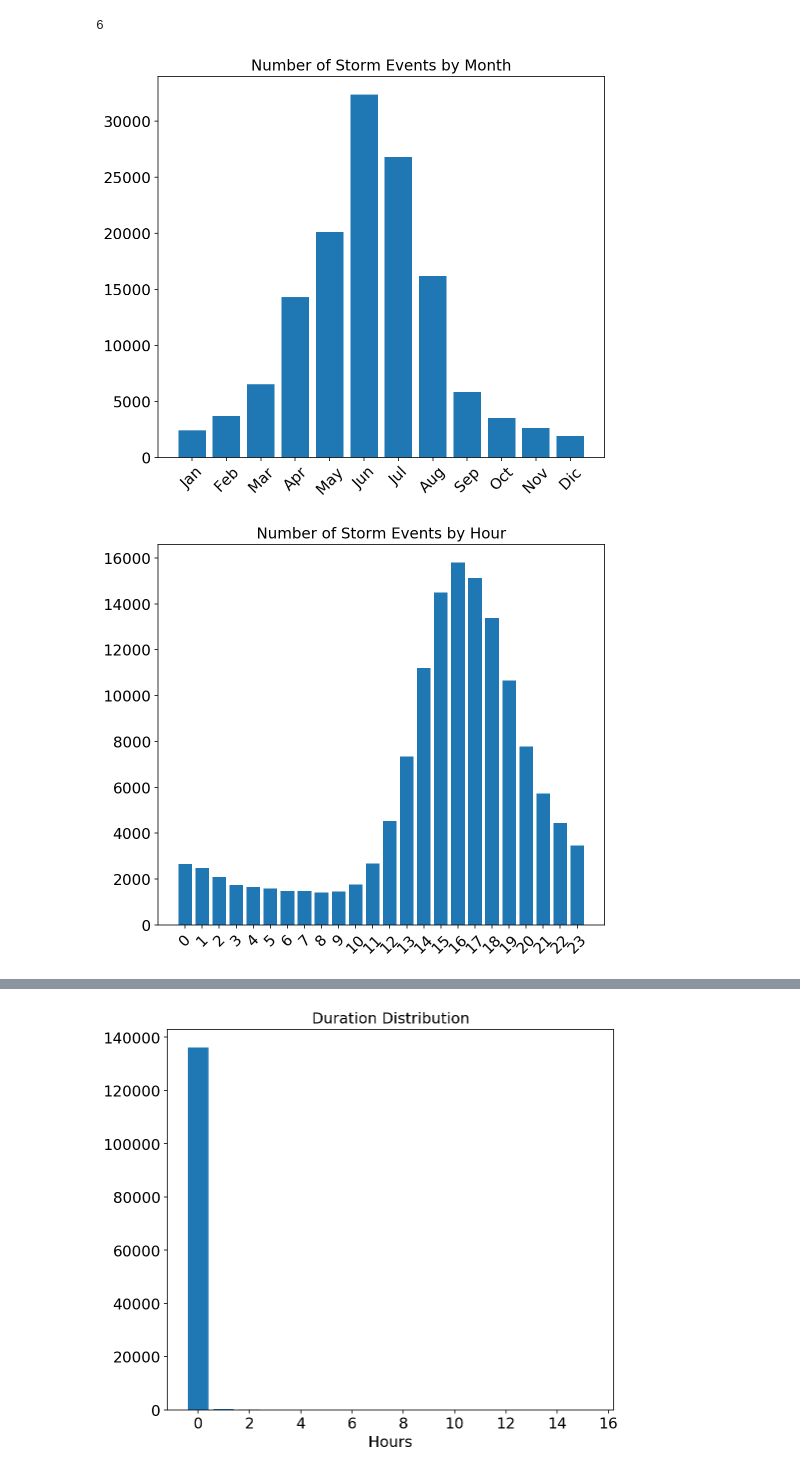
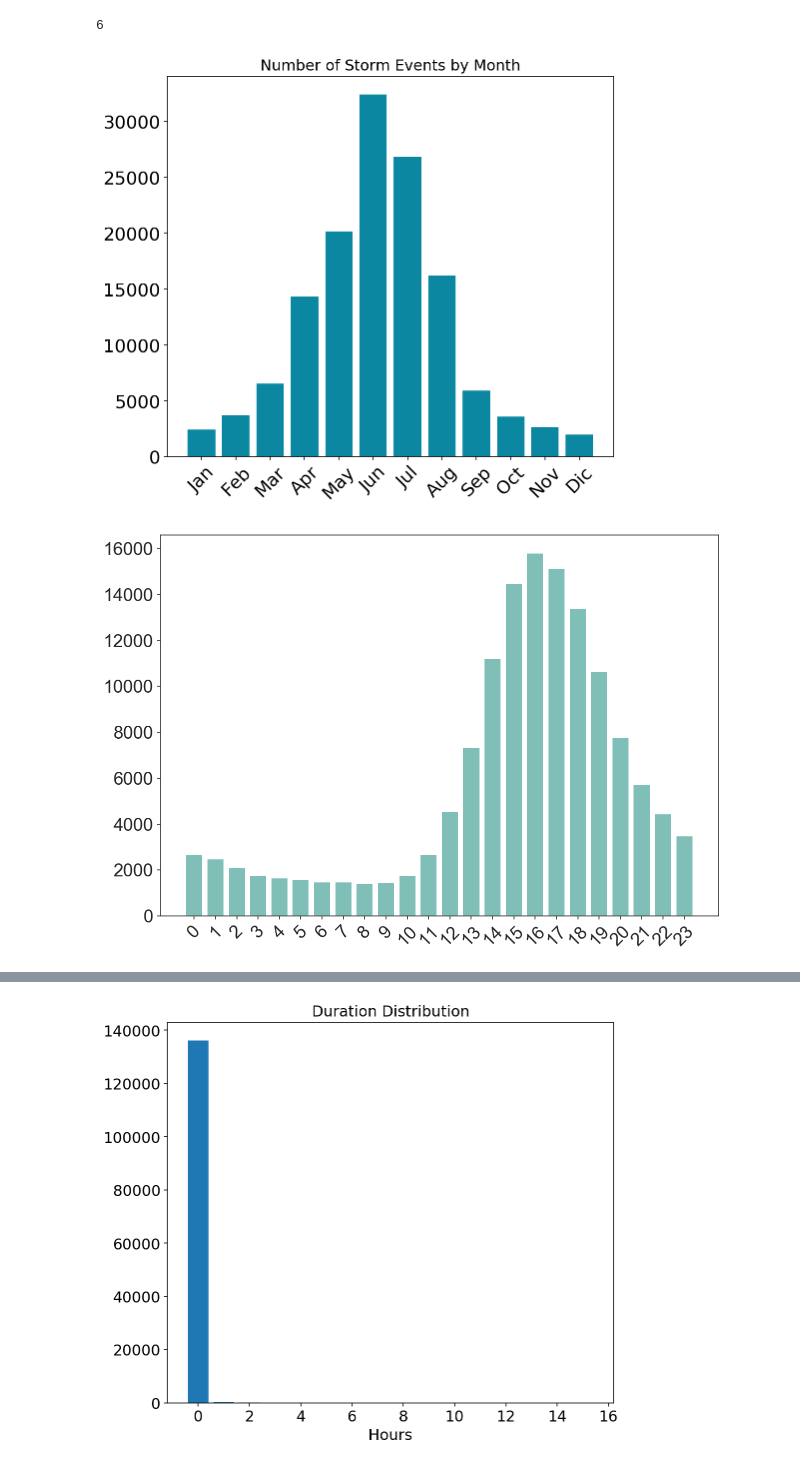
Before and after one commit to emmagrimaldi/Capstone_Predicting_Storm_Damages, a Jupyter notebook: Capstone_code.ipynb, the cells around one changed output, grey strips where cells are left out. Drawn from its saved outputs; the diff is of its cells as text; code cells hidden in the pictures.

```diff
--- a/Capstone_code.ipynb
+++ b/Capstone_code.ipynb
@@ -380,11 +386,11 @@ hail = df.loc[df['EVENT_TYPE'] == 'Hail']
 thun = df.loc[df['EVENT_TYPE'] == 'Thunderstorm Wind']
 # %%
 storms = pd.read_csv('all_storms.csv')
-places_to_drop = ['LAKE SUPERIOR','LAKE ERIE','ST LAWRENCE R','LAKE ST CLAIR','LAKE ONTARIO','ATLANTIC SOUTH','E PACIFIC',
-'ATLANTIC NORTH','GULF OF MEXICO','LAKE MICHIGAN']
-for place in places_to_drop:
-    for idx, row in storms.iterrows():
-        if row['STATE'] == place:
-            storms.drop([idx], inplace = True)
+# places_to_drop = ['LAKE SUPERIOR','LAKE ERIE','ST LAWRENCE R','LAKE ST CLAIR','LAKE ONTARIO','ATLANTIC SOUTH','E PACIFIC',
+# 'ATLANTIC NORTH','GULF OF MEXICO','LAKE MICHIGAN']
+# for place in places_to_drop:
+#     for idx, row in storms.iterrows():
+#         if row['STATE'] == place:
+#             storms.drop([idx], inplace = True)
 storms.shape
 # %% [output]
@@ -418,19 +428,20 @@ storms.loc[storms['YEAR'] == 2018,'BEGIN_MONTH'].max()
 6
 # %%
 plt.figure(figsize=(8,7))
-plt.bar(storms['BEGIN_MONTH'].value_counts().sort_index().index, storms['BEGIN_MONTH'].value_counts().sort_index().values)
+plt.bar(storms['BEGIN_MONTH'].value_counts().sort_index().index,
+        storms['BEGIN_MONTH'].value_counts().sort_index().values, color = '#0b87a1')
 plt.title('Number of Storm Events by Month', fontsize = 15)
 plt.xticks(range(1,13),['Jan','Feb','Mar','Apr','May','Jun','Jul','Aug','Sep','Oct','Nov','Dic'],
-           rotation = 45, fontsize = 15)
-plt.yticks(fontsize = 15);
+           rotation = 45, fontsize = 18)
+plt.yticks(fontsize = 18);
 # %% [output]
-[figure, old version]
+[figure, new version]
 # %%
-plt.figure(figsize=(8,7))
+plt.figure(figsize=(10,7))
 plt.bar(pd.to_datetime(storms['BEGIN_TIME']).dt.hour.value_counts().sort_index().index,
-        pd.to_datetime(storms['BEGIN_TIME']).dt.hour.value_counts().sort_index().values)
-plt.title('Number of Storm Events by Hour', fontsize = 15)
-plt.xticks(range(0,24), fontsize = 15, rotation = 45)
-plt.yticks(fontsize = 15);
+        pd.to_datetime(storms['BEGIN_TIME']).dt.hour.value_counts().sort_index().values, color = '#80bfb7')
+# plt.title('Number of Storm Events by Hour', fontsize = 15)
+plt.xticks(range(0,24), fontsize = 18, rotation = 45)
+plt.yticks(fontsize = 18);
 # %% [output]
-[figure, old version]
+[figure, new version]
```
Also changed, not shown: parts of 64 cells of this notebook.
